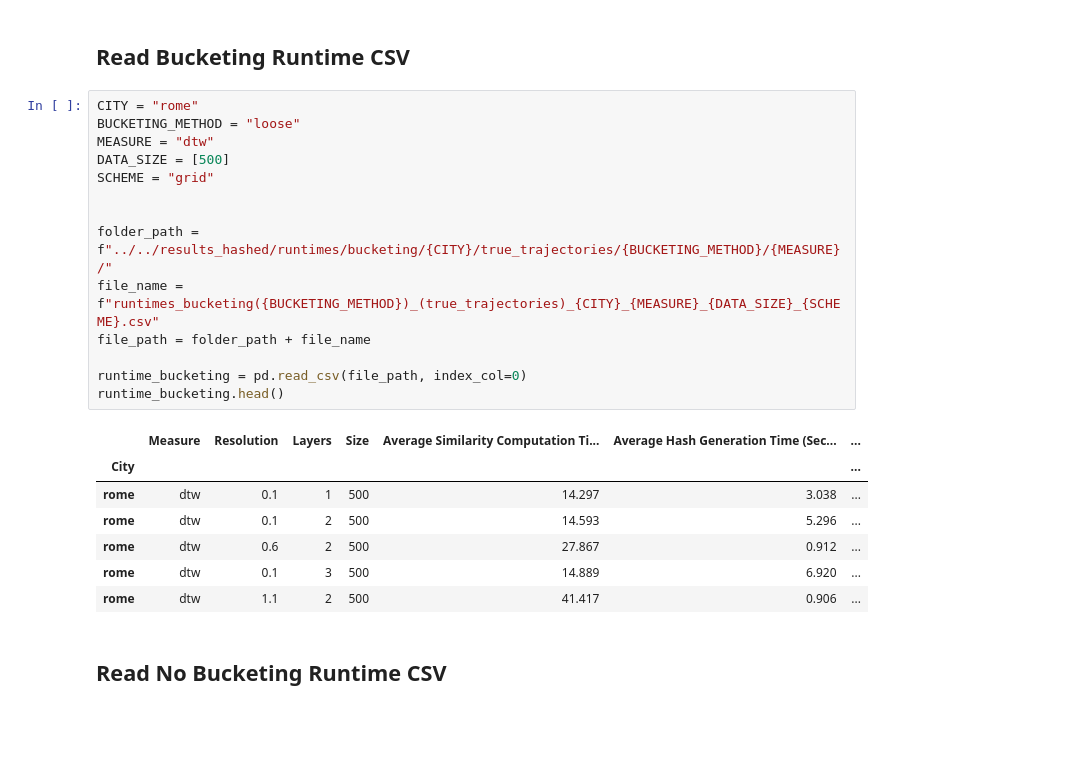
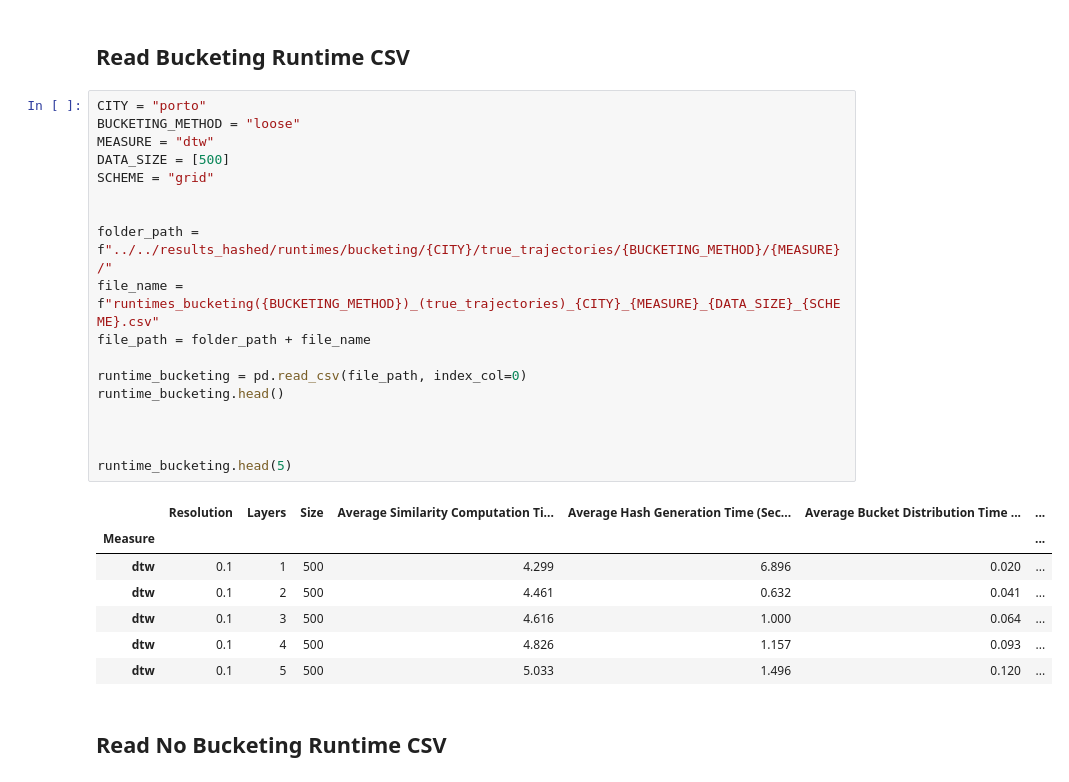
Before and after one commit to eivindmidtbo/masteroppgave, a Jupyter notebook: result_analysis/bucketing_vs_nobucketing/bucketing_vs_nobucketing.ipynb, the cells around one changed output. Saved outputs shown, nothing was run; the diff lists cells and outputs as text; blank space fills up the shorter version.

```diff
--- a/result_analysis/bucketing_vs_nobucketing/bucketing_vs_nobucketing.ipynb
+++ b/result_analysis/bucketing_vs_nobucketing/bucketing_vs_nobucketing.ipynb
@@ -32,27 +32,31 @@ Project root found: c:\Users\eivin\dev\masteroppgave
 # %% [markdown]
 ## Read Bucketing Runtime CSV
 # %%
-CITY = "rome"
+CITY = "porto"
 BUCKETING_METHOD = "loose"
 MEASURE = "dtw"
 DATA_SIZE = [500]
 SCHEME = "grid"
 
 
 folder_path = f"../../results_hashed/runtimes/bucketing/{CITY}/true_trajectories/{BUCKETING_METHOD}/{MEASURE}/"
 file_name = f"runtimes_bucketing({BUCKETING_METHOD})_(true_trajectories)_{CITY}_{MEASURE}_{DATA_SIZE}_{SCHEME}.csv"
 file_path = folder_path + file_name
 
 runtime_bucketing = pd.read_csv(file_path, index_col=0)
 runtime_bucketing.head()
+
+
+
+runtime_bucketing.head(5)
 # %% [output]
-|  | Measure | Resolution | Layers | Size | Average Similarity Computation Ti... | Average Hash Generation Time (Sec... | ... |
-| City |  |  |  |  |  |  | ... |
-| rome | dtw | 0.1 | 1 | 500 | 14.297 | 3.038 | ... |
-| rome | dtw | 0.1 | 2 | 500 | 14.593 | 5.296 | ... |
-| rome | dtw | 0.6 | 2 | 500 | 27.867 | 0.912 | ... |
-| rome | dtw | 0.1 | 3 | 500 | 14.889 | 6.920 | ... |
-| rome | dtw | 1.1 | 2 | 500 | 41.417 | 0.906 | ... |
+|  | Resolution | Layers | Size | Average Similarity Computation Ti... | Average Hash Generation Time (Sec... | Average Bucket Distribution Time ... | ... |
+| Measure |  |  |  |  |  |  | ... |
+| dtw | 0.1 | 1 | 500 | 4.299 | 6.896 | 0.020 | ... |
+| dtw | 0.1 | 2 | 500 | 4.461 | 0.632 | 0.041 | ... |
+| dtw | 0.1 | 3 | 500 | 4.616 | 1.000 | 0.064 | ... |
+| dtw | 0.1 | 4 | 500 | 4.826 | 1.157 | 0.093 | ... |
+| dtw | 0.1 | 5 | 500 | 5.033 | 1.496 | 0.120 | ... |
 # %% [markdown]
 ## Read No Bucketing Runtime CSV
 # %%
```
Also changed, not shown: parts of 8 cells of this notebook, 1 other file.
